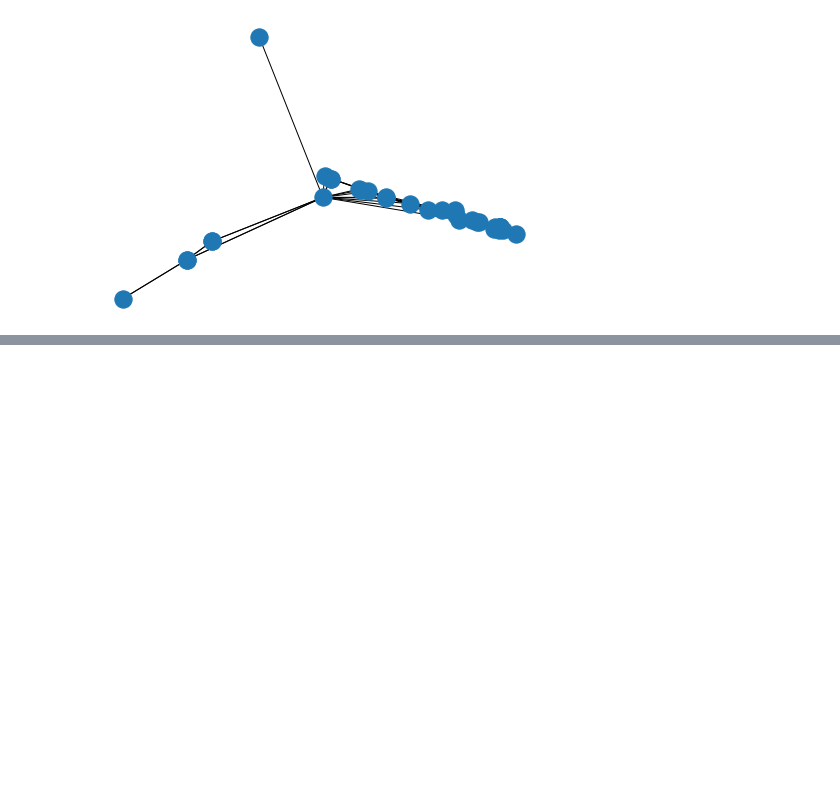
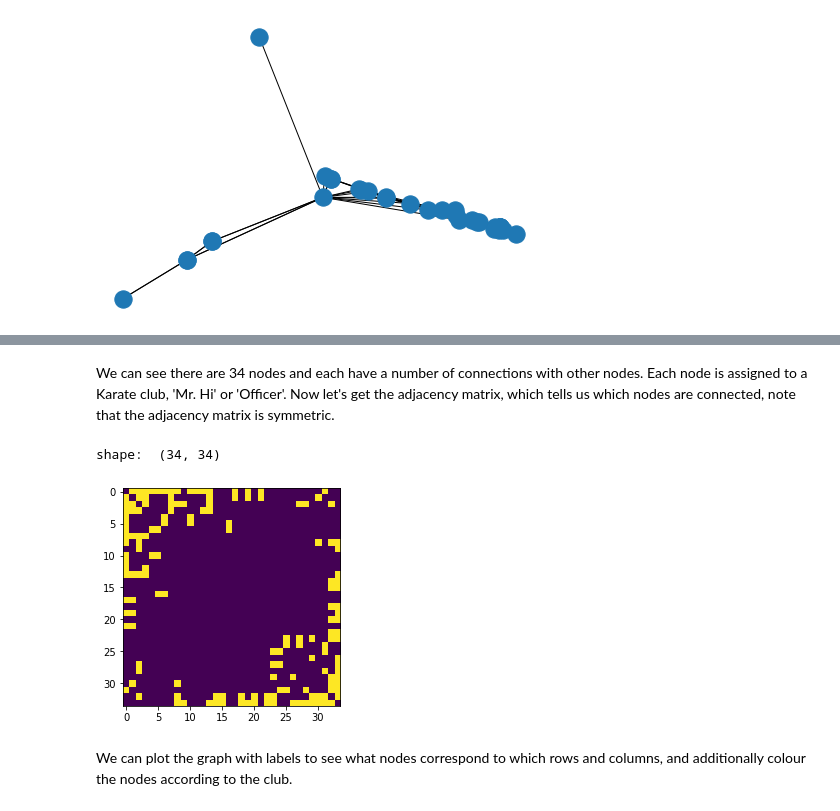
Before and after one commit to MaggieLieu/MLiS_examples, a Jupyter notebook: Graph_examples.ipynb, the cells around one changed output, grey strips where cells are left out. Drawn from its saved outputs; the diff is of its cells as text; code cells hidden in the pictures; blank space fills up the shorter version.

```diff
--- a/Graph_examples.ipynb
+++ b/Graph_examples.ipynb
@@ -69,0 +58,11 @@ nx.draw_spectral(G) #plot spectral network
+# %% [markdown]
+We can see there are 34 nodes and each have a number of connections with other nodes. Each node is assigned to a Karate club, 'Mr. Hi' or 'Officer'. Now let's get the adjacency matrix, which tells us which nodes are connected, note that the adjacency matrix is symmetric.
+# %%
+A = nx.to_numpy_matrix(G) #get adjacency matrix
+print('shape: ', np.shape(A));
+plt.imshow(A);
+# %% [output]
+shape:  (34, 34)
+[figure, added]
+# %% [markdown]
+We can plot the graph with labels to see what nodes correspond to which rows and columns, and additionally colour the nodes according to the club.
```
Also changed, not shown: parts of 63 cells of this notebook.
